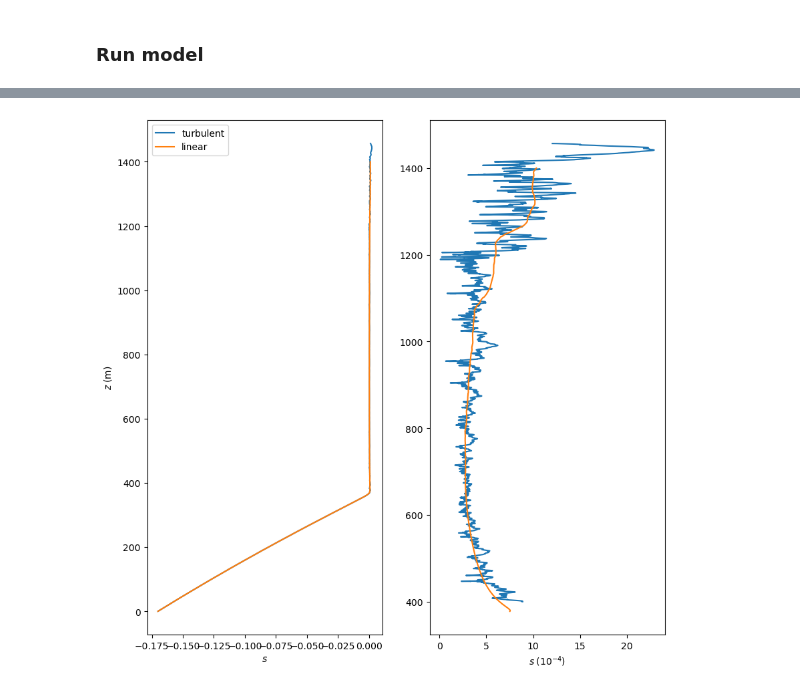
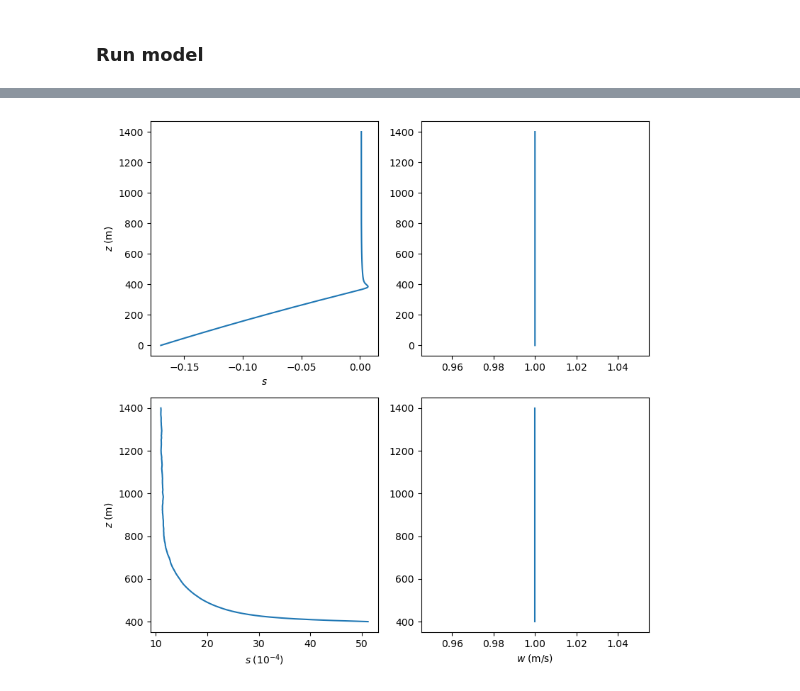
Before and after one commit to VZwork17/PyLCM_edu, a Jupyter notebook: turbulent_parcel_model.ipynb, the cells around one changed output, grey strips where cells are left out. Saved outputs shown, nothing was run; the diff lists cells and outputs as text; code cells hidden in the pictures.

Commit message:
added example notebook turbulent_parcel_model.ipynb

```diff
--- a/turbulent_parcel_model.ipynb
+++ b/turbulent_parcel_model.ipynb
@@ -131,2 +98,0 @@ after: 7000.0    1409.30  280.42   7.53      100.130   0.273     1.697     112.5
-# %%
-w_parcel=.2 # need to make this global or pass it somehow
@@ -155,22 +137,26 @@ plt.show()
 # %%
 # Plot linear vs turbulent ascent (reference run)
-fig, axs = plt.subplots(1,2,figsize=(10,10))
+fig, axs = plt.subplots(2,2,figsize=(8,8))
 
 start_ind =0
-axs[0].plot(turbulent_run0['RH_parcel'][start_ind:]-1,turbulent_run0['z_parcel'][start_ind:],label='turbulent')
-axs[0].plot(linear_run['RH_parcel'][start_ind:]-1,linear_run['z_parcel'][start_ind:],label='linear')
-axs[0].set_xlabel(r'$s$')
-axs[0].set_ylabel(r'$z\;$(m)')
-axs[0].legend()
+axs[0,0].plot(run['RH_parcel']-1,run['z_parcel'])
+axs[0,0].set_xlabel(r'$s$')
+axs[0,0].set_ylabel(r'$z\;$(m)')
+
+axs[0,1].plot(run['wp_parcel'] + w_parcel,run['z_parcel']) # total updraft
 
 height = 400
-start_ind = np.abs(turbulent_run0['z_parcel']-height).argmin()
+start_ind = np.abs(run['z_parcel']-height).argmin()
 
-axs[1].plot((turbulent_run0['RH_parcel'][start_ind:]-1)/1e-4,turbulent_run0['z_parcel'][start_ind:],label='turbulent')
-axs[1].plot((linear_run['RH_parcel'][start_ind:]-1)/1e-4,linear_run['z_parcel'][start_ind:],label='linear')
-axs[1].set_xlabel(r'$s\;(10^{-4})$')
-#axs[1].set_ylabel(r'$z\;$(m)')
+axs[1,0].plot((run['RH_parcel'][start_ind:]-1)/1e-4,run['z_parcel'][start_ind:],label='turbulent')
+axs[1,0].set_xlabel(r'$s\;(10^{-4})$')
+axs[1,0].set_ylabel(r'$z\;$(m)')
+
+axs[1,1].plot(run['wp_parcel'][start_ind:] + w_parcel,run['z_parcel'][start_ind:],label='turbulent')
+axs[1,1].set_xlabel(r'$w\;$(m/s)')
+
+plt.tight_layout()
 
 plt.show()
 # %% [output]
-[figure, old version]
+[figure, new version]
```
Also changed, not shown: parts of 19 cells of this notebook.
